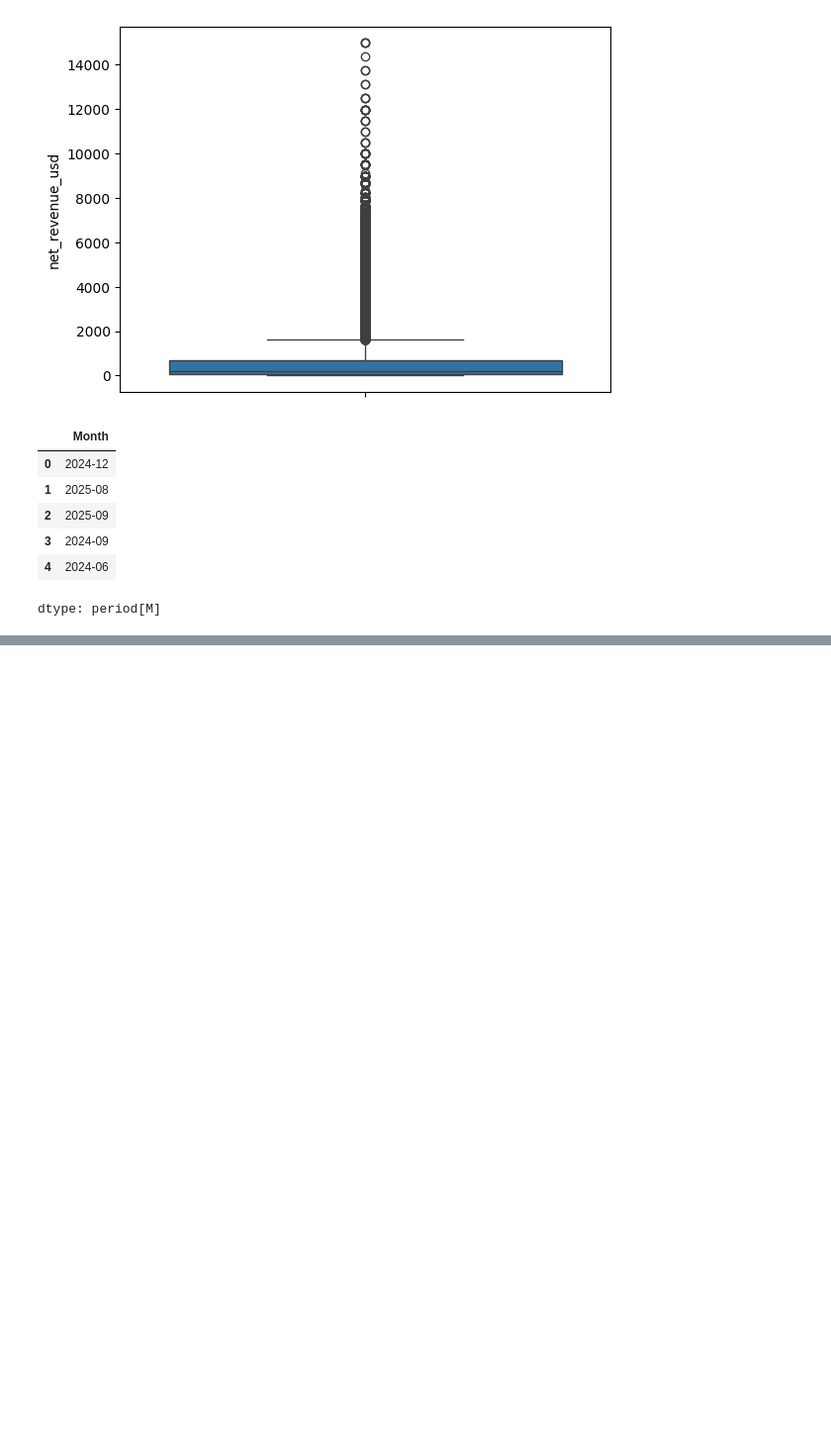
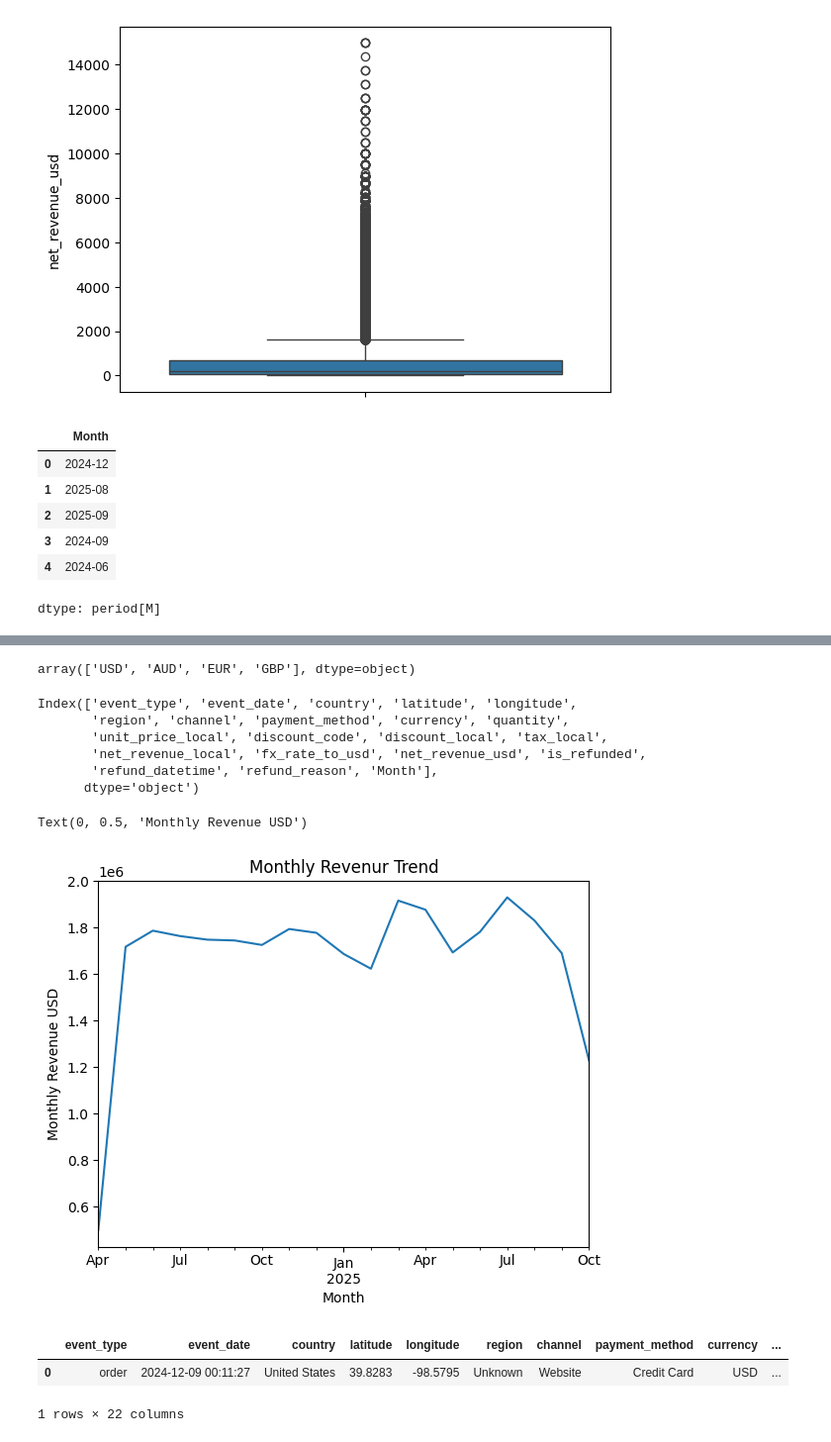
Before and after one commit to mrpradip098-hue/data-analyst-notes, a Jupyter notebook: Python/E_Com (1).ipynb, the cells around one changed output, grey strips where cells are left out. Shown at 99% size. Cells and saved outputs as stored; diff of their text form; code cells hidden in the pictures; blank space fills up the shorter version.

```diff
--- a/Python/E_Com (1).ipynb
+++ b/Python/E_Com (1).ipynb
@@ -627,0 +688,22 @@ dtype: period[M]
+# %%
+df['currency'].unique()
+# %% [output]
+array(['USD', 'AUD', 'EUR', 'GBP'], dtype=object)
+# %%
+df.columns
+# %% [output]
+Index(['event_type', 'event_date', 'country', 'latitude', 'longitude',
+       'region', 'channel', 'payment_method', 'currency', 'quantity',
+       'unit_price_local', 'discount_code', 'discount_local', 'tax_local',
+       'net_revenue_local', 'fx_rate_to_usd', 'net_revenue_usd', 'is_refunded',
+       'refund_datetime', 'refund_reason', 'Month'],
+      dtype='object')
+# %%
+monthly_Rev=df.groupby("Month")["net_revenue_usd"].sum()
+# %%
+monthly_Rev.plot()
+plt.title("Monthly Revenur Trend")
+plt.ylabel("Monthly Revenue USD")
+# %% [output]
+Text(0, 0.5, 'Monthly Revenue USD')
+[figure, added]
@@ -627,0 +712,6 @@ dtype: period[M]
+# %%
+df.head(1)
+# %% [output]
+|  | event_type | event_date | country | latitude | longitude | region | channel | payment_method | currency | ... |
+| 0 | order | 2024-12-09 00:11:27 | United States | 39.8283 | -98.5795 | Unknown | Website | Credit Card | USD | ... |
+1 rows × 22 columns
```
Also changed, not shown: parts of 13 cells of this notebook.
